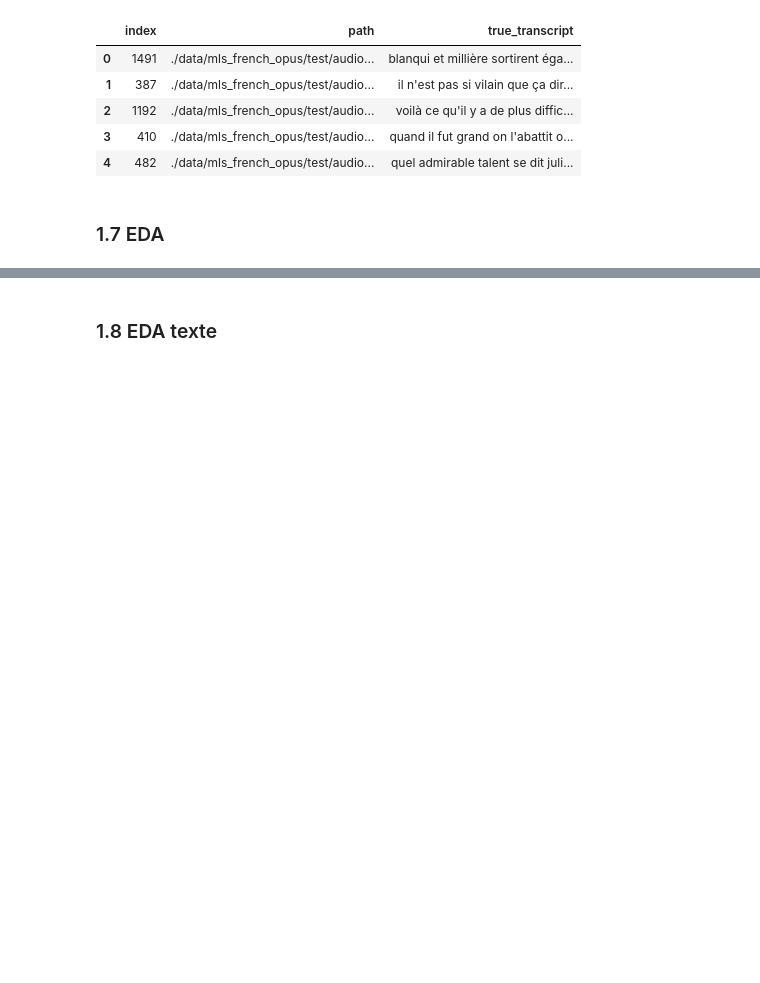
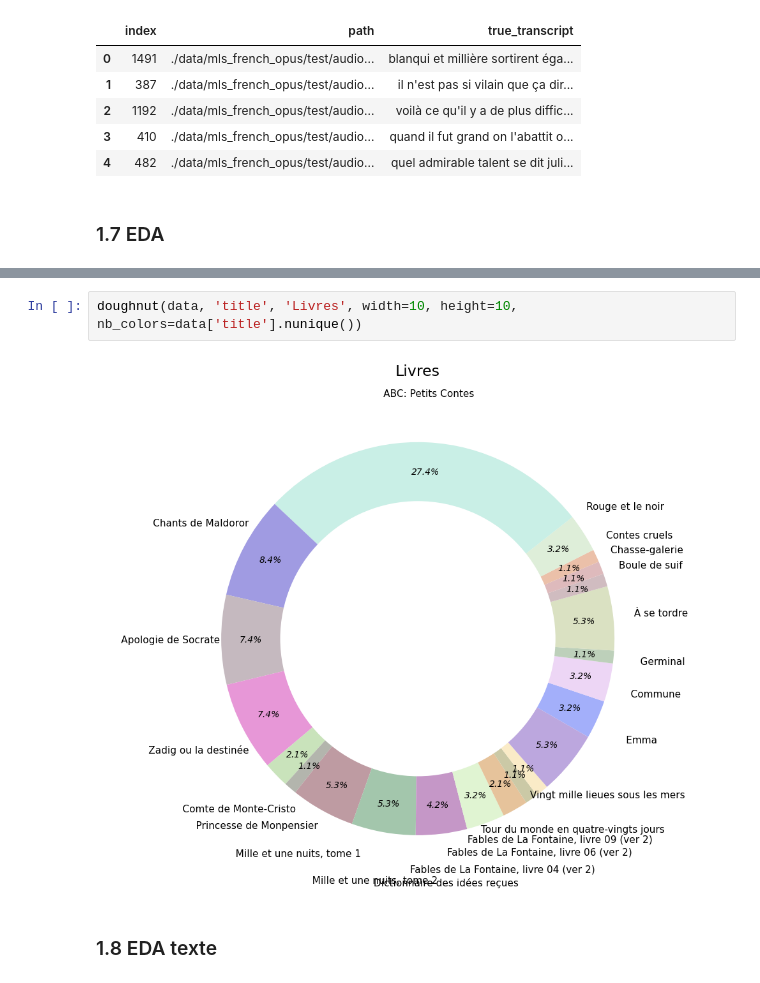
Before and after one commit to Kiwinokoto/OC_projet_7_Transcription_speech_to_text_et_traduction, a Jupyter notebook: Oudelet_Kevin_2_notebook_130424.ipynb, the cells around one changed output, grey strips where cells are left out. Saved outputs shown, nothing was run; the diff lists cells and outputs as text; blank space fills up the shorter version.

```diff
--- a/Oudelet_Kevin_2_notebook_130424.ipynb
+++ b/Oudelet_Kevin_2_notebook_130424.ipynb
@@ -827,3 +866,7 @@ print(data['book id'].nunique())
+# %%
+doughnut(data, 'title', 'Livres', width=10, height=10, nb_colors=data['title'].nunique())
+# %% [output]
+[figure, added]
 # %% [markdown]
 ### 1.8 EDA texte
 # %%
```
Also changed, not shown: parts of 7 cells of this notebook, 13 other files.
